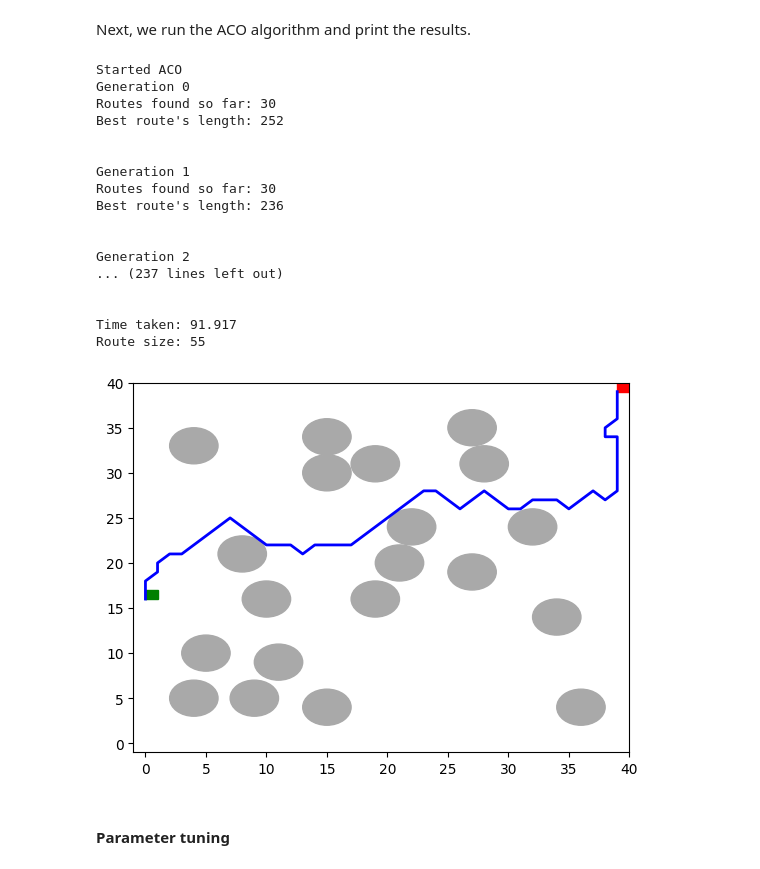
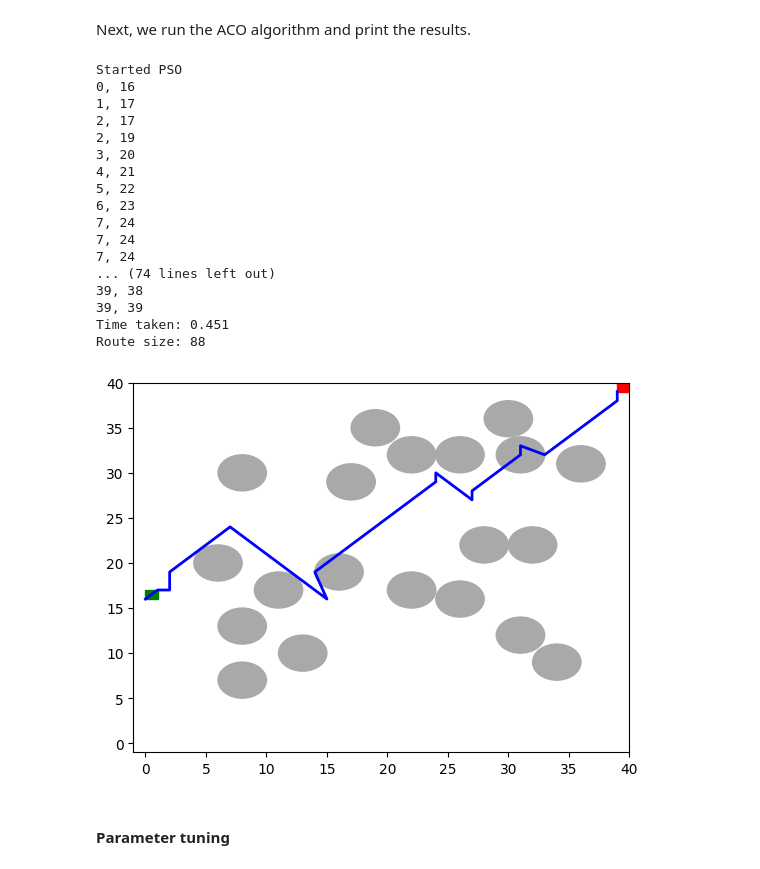
Before and after one commit to umenzi/bio-inspired_algorithms, a Jupyter notebook: src/Main.ipynb, the cells around one changed output. Cells and saved outputs as stored; diff of their text form; code cells hidden in the pictures.

```diff
--- a/src/Main.ipynb
+++ b/src/Main.ipynb
@@ -46,10 +48,14 @@ Next, we build the environment and other necessary objects. We also print how th
 # %%
 # Construct the optimization objects
 environment = ACOEnvironment.create_environment(width, height, radius_obstacles, amount_of_obstacles, start_pos=start_pos, end_pos=end_pos)
+pso_environment = Environment.create_environment(width, height, radius_obstacles, amount_of_obstacles, start_pos=start_pos, end_pos=end_pos)
 spec = PathSpecification(start_pos, end_pos)
 aco = AntColonyOptimization(environment, agents_per_generation, no_generations, q, evaporation, convergence_iter, no_change_iter, trail, sigma_elite, step_size, num_processes=6)
 
+# for now 10 particles and inertia weight of 1
+pso = ParticleSwarmOptimization(pso_environment, spec, 100, convergence_iter, trail, step_size, 1)
+
 # Show the environment in matplotlib
-environment.visualize_environment()
+pso_environment.visualize_environment()
 # %% [output]
 Finished preparing the environment
@@ -59,42 +66,44 @@ Next, we run the ACO algorithm and print the results.
 # %%
 # Save starting time
 start_time = int(round(time.time() * 1000))
 
-print("Started ACO")
+print("Started PSO")
 
 # Run optimization
-shortest_route, checkpoints = aco.find_shortest_route(spec, print_progress=True)
+# shortest_route, checkpoints = aco.find_shortest_route(spec, print_progress=True)
+# run the pso
+shortest_route = pso.run()
 
 # Print time taken
 print("Time taken: " + str((int(round(time.time() * 1000)) - start_time) / 1000.0))
 
 # Save solution
 # shortest_route.write_to_file("./../data/hard_solution.txt")
 
 # Print route size
 print("Route size: " + str(shortest_route.size()))
 
 # Print route path
 environment.visualize_environment(shortest_route)
 # %% [output]
-Started ACO
-Generation 0
-Routes found so far: 30
-Best route's length: 252
-
-
-Generation 1
-Routes found so far: 30
-Best route's length: 236
-
-
-Generation 2
-... (237 lines left out)
-
-
-Time taken: 91.917
-Route size: 55
+Started PSO
+0, 16
+1, 17
+2, 17
+2, 19
+3, 20
+4, 21
+5, 22
+6, 23
+7, 24
+7, 24
+7, 24
+... (74 lines left out)
+39, 38
+39, 39
+Time taken: 0.451
+Route size: 88
-[figure, old version]
+[figure, new version]
 # %% [markdown]
 #### Parameter tuning
 # %% [markdown]
```
Also changed, not shown: parts of 4 cells of this notebook, 2 other files.
